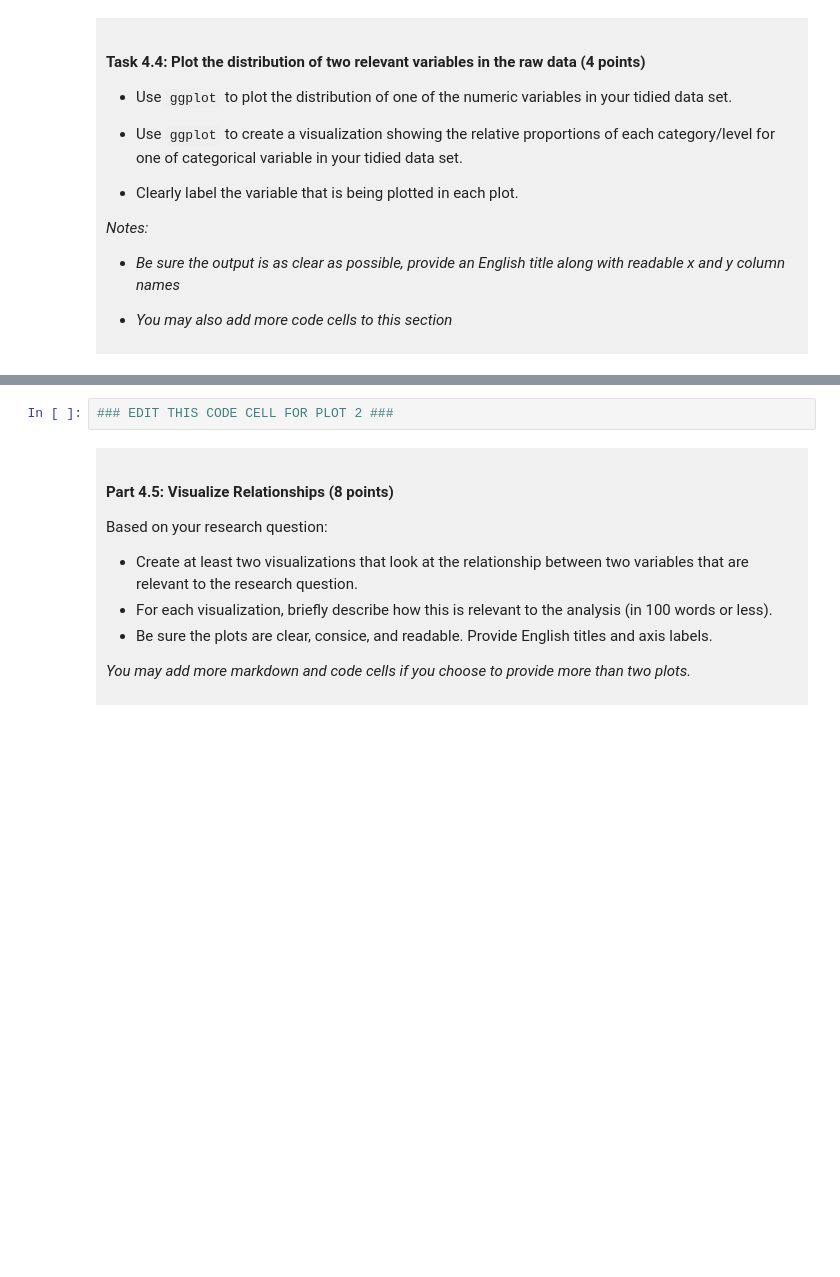
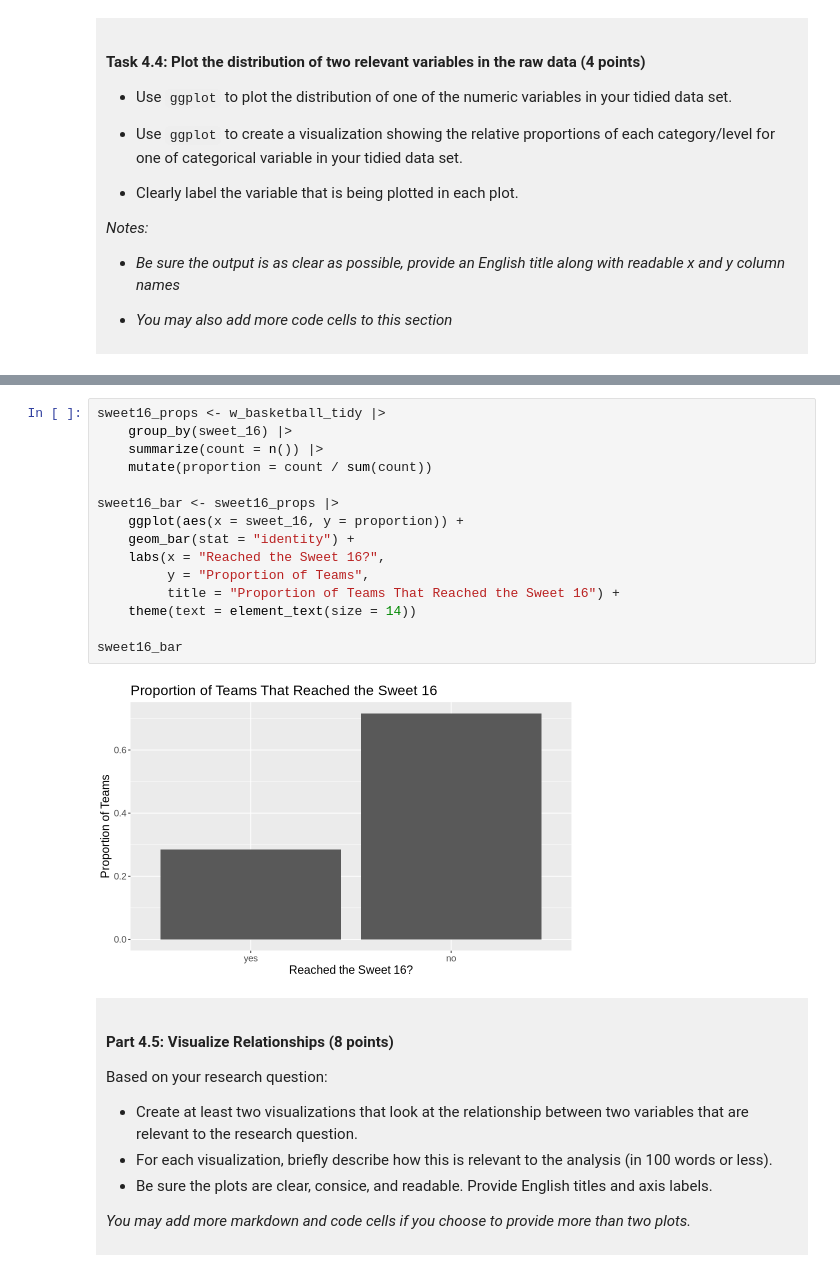
Before and after one commit to akkurtahmet589-ui/dsci-100-project-ahmet-akkurt, a Jupyter notebook: dsci-100-project-notebook.ipynb, the cells around one changed output, grey strips where cells are left out. Drawn from its saved outputs; the diff is of its cells as text; blank space fills up the shorter version.

```diff
--- a/dsci-100-project-notebook.ipynb
+++ b/dsci-100-project-notebook.ipynb
@@ -317,5 +363,20 @@ You will refine your research question (if needed) and produce a tidy data set.
 # %%
-### EDIT THIS CODE CELL FOR PLOT 2 ###
+sweet16_props <- w_basketball_tidy |>
+    group_by(sweet_16) |>
+    summarize(count = n()) |>
+    mutate(proportion = count / sum(count))
+
+sweet16_bar <- sweet16_props |>
+    ggplot(aes(x = sweet_16, y = proportion)) +
+    geom_bar(stat = "identity") +
+    labs(x = "Reached the Sweet 16?",
+         y = "Proportion of Teams",
+         title = "Proportion of Teams That Reached the Sweet 16") +
+    theme(text = element_text(size = 14))
+
+sweet16_bar
+# %% [output]
+[figure, added]
 # %% [markdown]
 <div style="background-color: #f0f0f0; padding: 10px;">
 
```
Also changed, not shown: parts of 8 cells of this notebook.
